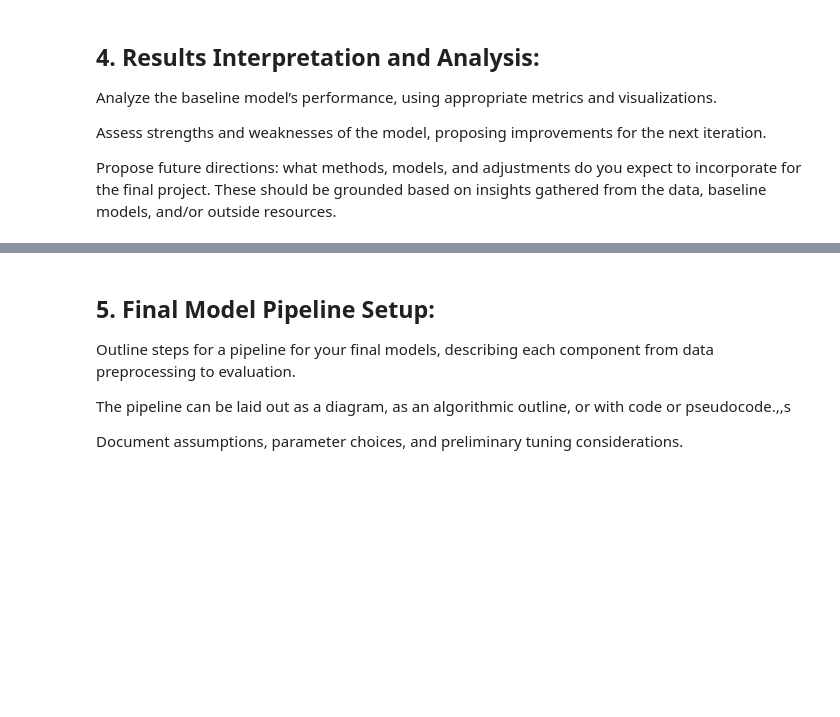
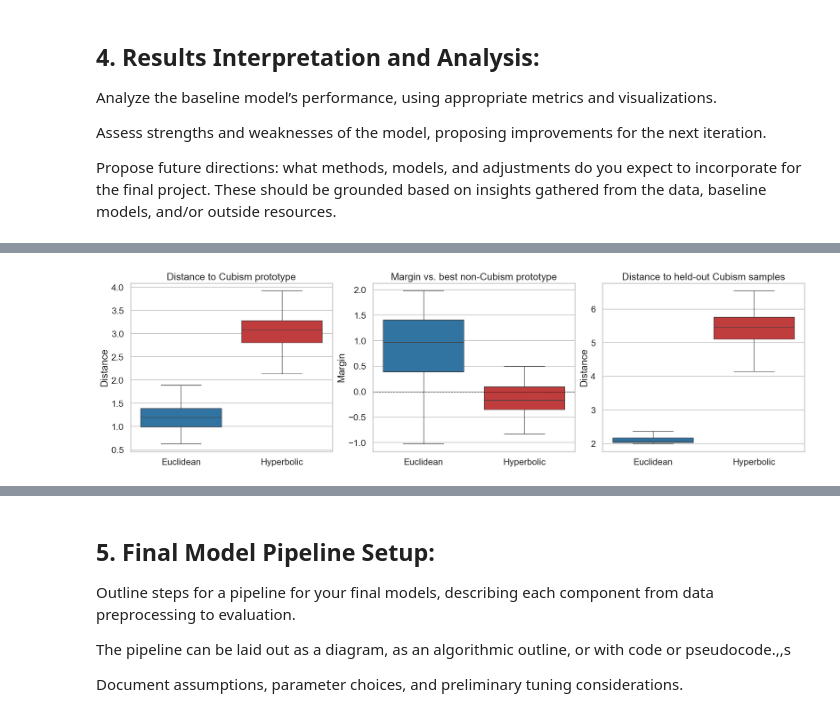
Before and after one commit to pgrindehollevik-harvard/hyperbolic, a Jupyter notebook: notebooks/ms3.ipynb, the cells around one changed output, grey strips where cells are left out. Saved outputs shown, nothing was run; the diff lists cells and outputs as text; code cells hidden in the pictures; blank space fills up the shorter version.

```diff
--- a/notebooks/ms3.ipynb
+++ b/notebooks/ms3.ipynb
@@ -182,0 +281,38 @@ Local confusion matrices and diagnostic CSVs were generated under `data/runs/...
+# %%
+frechet_frames = []
+for model, path in runs.items():
+    df = pd.read_csv(path / 'frechet_interpolation_trials.csv')
+    df['model'] = model
+    frechet_frames.append(df)
+frechet_df = pd.concat(frechet_frames, ignore_index=True)
+
+plot_specs = [
+    ('target_prototype_distance', 'Distance to Cubism prototype'),
+    ('best_other_prototype_margin', 'Margin vs. best non-Cubism prototype'),
+    ('mean_holdout_same_style_distance', 'Distance to held-out Cubism samples'),
+]
+fig, axes = plt.subplots(1, 3, figsize=(18, 5), constrained_layout=True)
+for ax, (column, title) in zip(axes, plot_specs):
+    sns.boxplot(
+        data=frechet_df,
+        x='model',
+        y=column,
+        hue='model',
+        palette=colors,
+        dodge=False,
+        showfliers=False,
+        ax=ax,
+    )
+    legend = ax.get_legend()
+    if legend is not None:
+        legend.remove()
+    ax.set_title(title)
+    ax.set_xlabel('')
+    if column == 'best_other_prototype_margin':
+        ax.axhline(0, color='black', linestyle='--', linewidth=1)
+axes[0].set_ylabel('Distance')
+axes[1].set_ylabel('Margin')
+axes[2].set_ylabel('Distance')
+plt.show()
+# %% [output]
+[figure, added]
```
Also changed, not shown: parts of 12 cells of this notebook.
